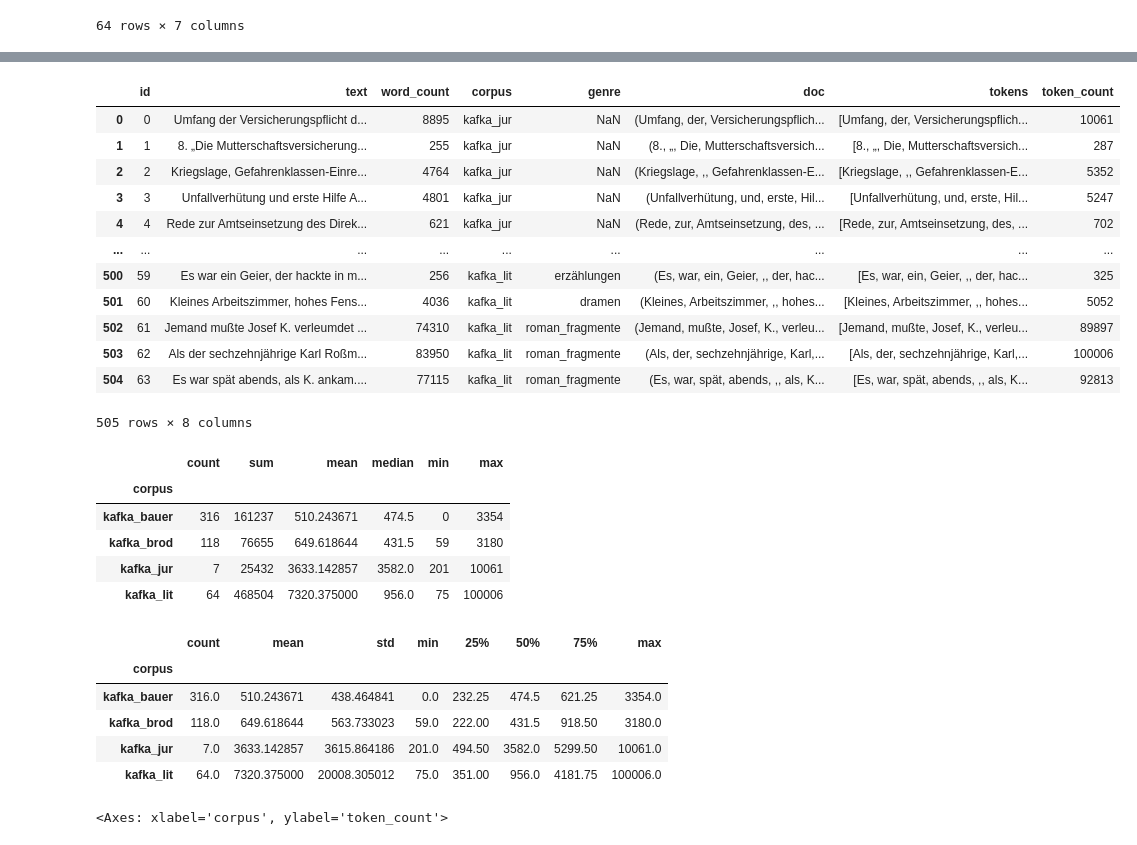
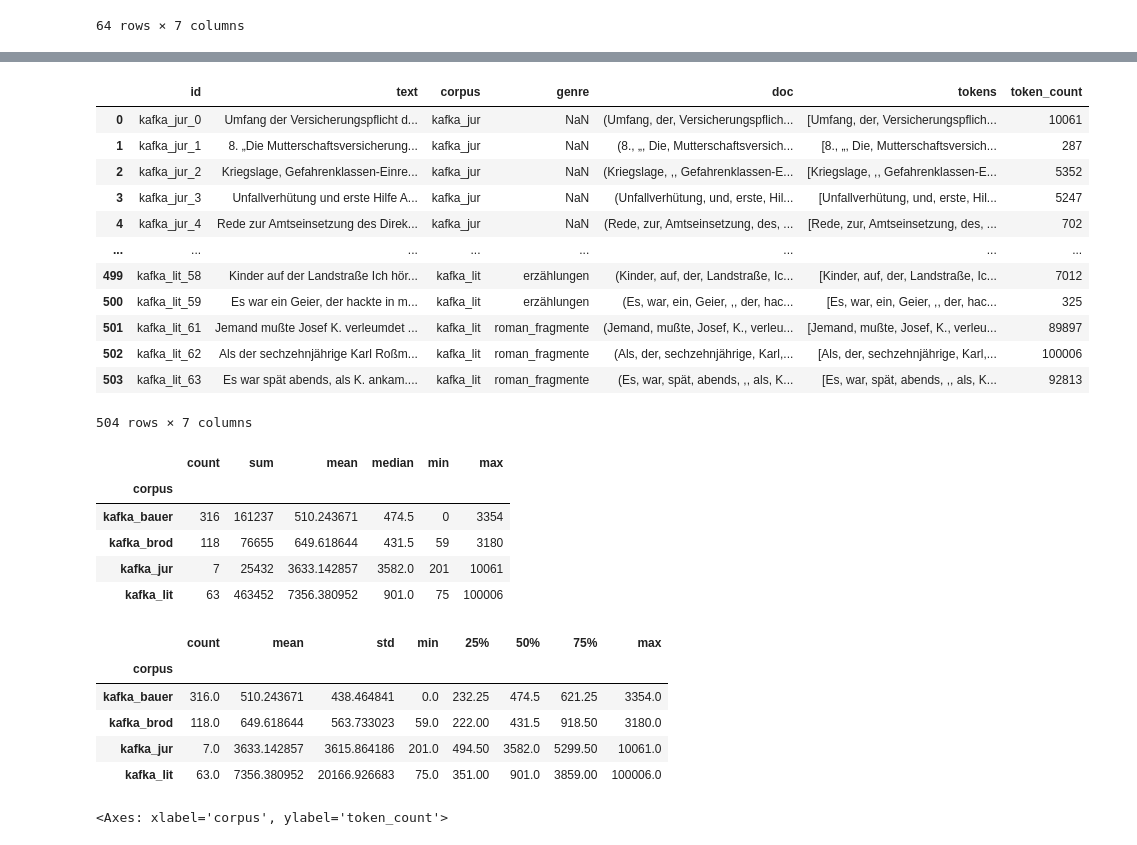
Before and after one commit to JasperTN05/distant-reading-kafka-project, a Jupyter notebook: explorative-korpus-analyse.ipynb, the cells around one changed output, grey strips where cells are left out. Saved outputs shown, nothing was run; the diff lists cells and outputs as text; code cells hidden in the pictures.

```diff
--- a/explorative-korpus-analyse.ipynb
+++ b/explorative-korpus-analyse.ipynb
@@ -193,25 +222,28 @@ kafka_lit_df.groupby("genre")["token_count"].agg([
+# %%
+kafka_lit_df = kafka_lit_df[kafka_lit_df["genre"] != "dramen"]
 # %%
 kafka_korpus_df = pd.concat([kafka_jur_df, kafka_bauer_df, kafka_brod_df, kafka_lit_df], ignore_index=True)
 kafka_korpus_df = kafka_korpus_df[kafka_korpus_df.token_count != 0]
+kafka_korpus_df["id"] = kafka_korpus_df["corpus"] + "_" + kafka_korpus_df["id"].astype(str)
 kafka_korpus_df["doc"] = kafka_korpus_df["text"].apply(nlp)
 kafka_korpus_df["tokens"] = kafka_korpus_df["doc"].apply(lambda doc: [token.text for token in doc])
 kafka_korpus_df["token_count"] = kafka_korpus_df["tokens"].apply(len)
 
 kafka_korpus_df
 # %% [output]
-|  | id | text | word_count | corpus | genre | doc | tokens | token_count |
-| 0 | 0 | Umfang der Versicherungspflicht d... | 8895 | kafka_jur | NaN | (Umfang, der, Versicherungspflich... | [Umfang, der, Versicherungspflich... | 10061 |
-| 1 | 1 | 8. „Die Mutterschaftsversicherung... | 255 | kafka_jur | NaN | (8., „, Die, Mutterschaftsversich... | [8., „, Die, Mutterschaftsversich... | 287 |
-| 2 | 2 | Kriegslage, Gefahrenklassen-Einre... | 4764 | kafka_jur | NaN | (Kriegslage, ,, Gefahrenklassen-E... | [Kriegslage, ,, Gefahrenklassen-E... | 5352 |
-| 3 | 3 | Unfallverhütung und erste Hilfe A... | 4801 | kafka_jur | NaN | (Unfallverhütung, und, erste, Hil... | [Unfallverhütung, und, erste, Hil... | 5247 |
-| 4 | 4 | Rede zur Amtseinsetzung des Direk... | 621 | kafka_jur | NaN | (Rede, zur, Amtseinsetzung, des, ... | [Rede, zur, Amtseinsetzung, des, ... | 702 |
-| ... | ... | ... | ... | ... | ... | ... | ... | ... |
-| 500 | 59 | Es war ein Geier, der hackte in m... | 256 | kafka_lit | erzählungen | (Es, war, ein, Geier, ,, der, hac... | [Es, war, ein, Geier, ,, der, hac... | 325 |
-| 501 | 60 | Kleines Arbeitszimmer, hohes Fens... | 4036 | kafka_lit | dramen | (Kleines, Arbeitszimmer, ,, hohes... | [Kleines, Arbeitszimmer, ,, hohes... | 5052 |
-| 502 | 61 | Jemand mußte Josef K. verleumdet ... | 74310 | kafka_lit | roman_fragmente | (Jemand, mußte, Josef, K., verleu... | [Jemand, mußte, Josef, K., verleu... | 89897 |
-| 503 | 62 | Als der sechzehnjährige Karl Roßm... | 83950 | kafka_lit | roman_fragmente | (Als, der, sechzehnjährige, Karl,... | [Als, der, sechzehnjährige, Karl,... | 100006 |
-| 504 | 63 | Es war spät abends, als K. ankam.... | 77115 | kafka_lit | roman_fragmente | (Es, war, spät, abends, ,, als, K... | [Es, war, spät, abends, ,, als, K... | 92813 |
+|  | id | text | corpus | genre | doc | tokens | token_count |
+| 0 | kafka_jur_0 | Umfang der Versicherungspflicht d... | kafka_jur | NaN | (Umfang, der, Versicherungspflich... | [Umfang, der, Versicherungspflich... | 10061 |
+| 1 | kafka_jur_1 | 8. „Die Mutterschaftsversicherung... | kafka_jur | NaN | (8., „, Die, Mutterschaftsversich... | [8., „, Die, Mutterschaftsversich... | 287 |
+| 2 | kafka_jur_2 | Kriegslage, Gefahrenklassen-Einre... | kafka_jur | NaN | (Kriegslage, ,, Gefahrenklassen-E... | [Kriegslage, ,, Gefahrenklassen-E... | 5352 |
+| 3 | kafka_jur_3 | Unfallverhütung und erste Hilfe A... | kafka_jur | NaN | (Unfallverhütung, und, erste, Hil... | [Unfallverhütung, und, erste, Hil... | 5247 |
+| 4 | kafka_jur_4 | Rede zur Amtseinsetzung des Direk... | kafka_jur | NaN | (Rede, zur, Amtseinsetzung, des, ... | [Rede, zur, Amtseinsetzung, des, ... | 702 |
+| ... | ... | ... | ... | ... | ... | ... | ... |
+| 499 | kafka_lit_58 | Kinder auf der Landstraße Ich hör... | kafka_lit | erzählungen | (Kinder, auf, der, Landstraße, Ic... | [Kinder, auf, der, Landstraße, Ic... | 7012 |
+| 500 | kafka_lit_59 | Es war ein Geier, der hackte in m... | kafka_lit | erzählungen | (Es, war, ein, Geier, ,, der, hac... | [Es, war, ein, Geier, ,, der, hac... | 325 |
+| 501 | kafka_lit_61 | Jemand mußte Josef K. verleumdet ... | kafka_lit | roman_fragmente | (Jemand, mußte, Josef, K., verleu... | [Jemand, mußte, Josef, K., verleu... | 89897 |
+| 502 | kafka_lit_62 | Als der sechzehnjährige Karl Roßm... | kafka_lit | roman_fragmente | (Als, der, sechzehnjährige, Karl,... | [Als, der, sechzehnjährige, Karl,... | 100006 |
+| 503 | kafka_lit_63 | Es war spät abends, als K. ankam.... | kafka_lit | roman_fragmente | (Es, war, spät, abends, ,, als, K... | [Es, war, spät, abends, ,, als, K... | 92813 |
-505 rows × 8 columns
+504 rows × 7 columns
 # %%
 kafka_korpus_df.groupby("corpus")["token_count"].agg([
     "count",
@@ -227,7 +259,7 @@ kafka_korpus_df.groupby("corpus")["token_count"].agg([
 | kafka_bauer | 316 | 161237 | 510.243671 | 474.5 | 0 | 3354 |
 | kafka_brod | 118 | 76655 | 649.618644 | 431.5 | 59 | 3180 |
 | kafka_jur | 7 | 25432 | 3633.142857 | 3582.0 | 201 | 10061 |
-| kafka_lit | 64 | 468504 | 7320.375000 | 956.0 | 75 | 100006 |
+| kafka_lit | 63 | 463452 | 7356.380952 | 901.0 | 75 | 100006 |
 # %%
 kafka_korpus_df.groupby("corpus")["token_count"].describe()
 # %% [output]
@@ -236,7 +268,7 @@ kafka_korpus_df.groupby("corpus")["token_count"].describe()
 | kafka_bauer | 316.0 | 510.243671 | 438.464841 | 0.0 | 232.25 | 474.5 | 621.25 | 3354.0 |
 | kafka_brod | 118.0 | 649.618644 | 563.733023 | 59.0 | 222.00 | 431.5 | 918.50 | 3180.0 |
 | kafka_jur | 7.0 | 3633.142857 | 3615.864186 | 201.0 | 494.50 | 3582.0 | 5299.50 | 10061.0 |
-| kafka_lit | 64.0 | 7320.375000 | 20008.305012 | 75.0 | 351.00 | 956.0 | 4181.75 | 100006.0 |
+| kafka_lit | 63.0 | 7356.380952 | 20166.926683 | 75.0 | 351.00 | 901.0 | 3859.00 | 100006.0 |
 # %%
 sns.boxplot(data=kafka_korpus_df, x="corpus", y="token_count")
 # %% [output]
```
Also changed, not shown: parts of 25 cells of this notebook, 3 other files.
